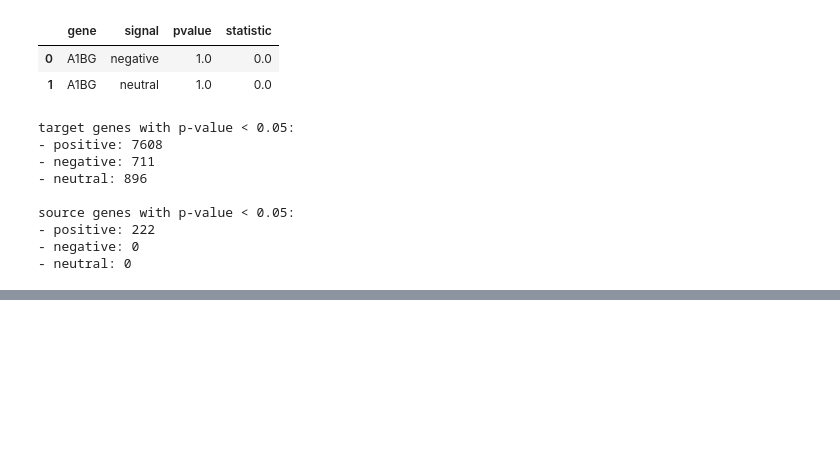
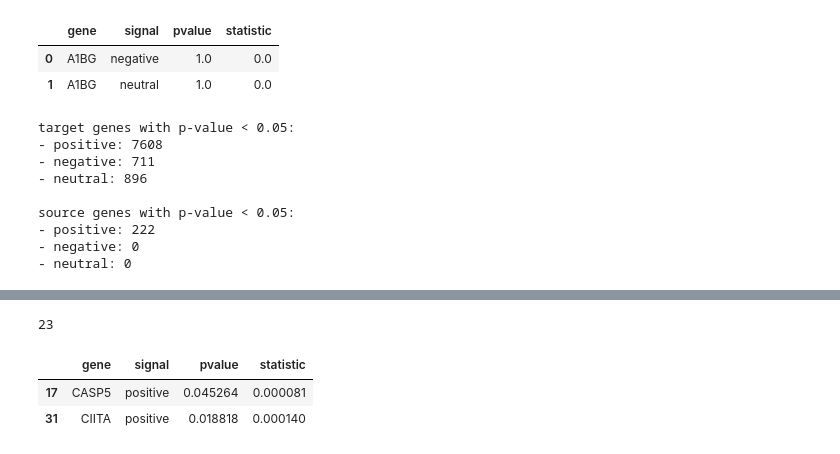
Before and after one commit to joanismi/MastersThesisCode, a Jupyter notebook: src/6_intracell_network.ipynb, the cells around one changed output, grey strips where cells are left out. Saved outputs shown, nothing was run; the diff lists cells and outputs as text; code cells hidden in the pictures; blank space fills up the shorter version.

```diff
--- a/src/6_intracell_network.ipynb
+++ b/src/6_intracell_network.ipynb
@@ -842,0 +962,11 @@ source genes with p-value < 0.05:
+# %%
+# source outliers
+source_outliers = utility_functions.tuckeys_fences(source_sign.statistic)
+source_outliers = source_sign[source_outliers==1]
+print(source_outliers.shape[0])
+source_outliers.head(2)
+# %% [output]
+23
+|  | gene | signal | pvalue | statistic |
+| 17 | CASP5 | positive | 0.045264 | 0.000081 |
+| 31 | CIITA | positive | 0.018818 | 0.000140 |
```
Also changed, not shown: parts of 17 cells of this notebook, 4 other files.
